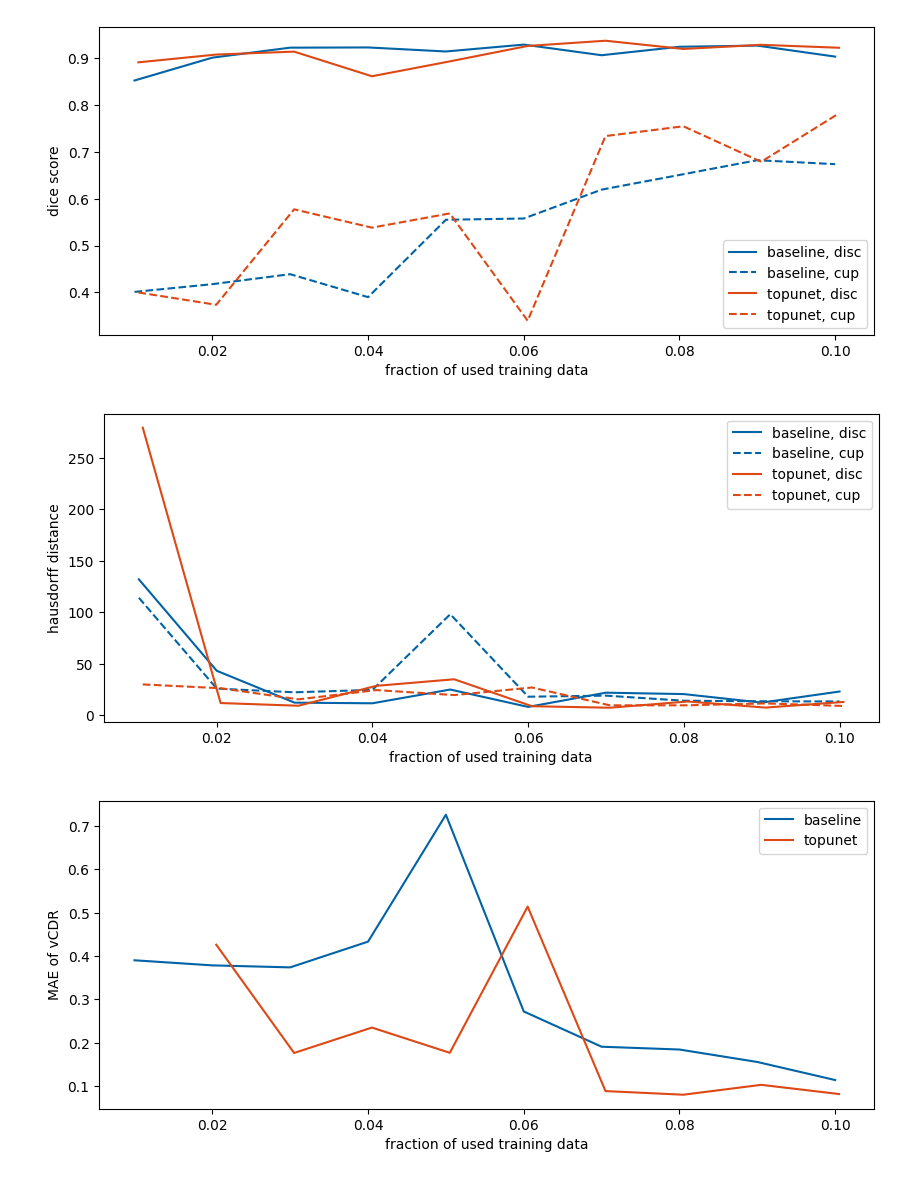
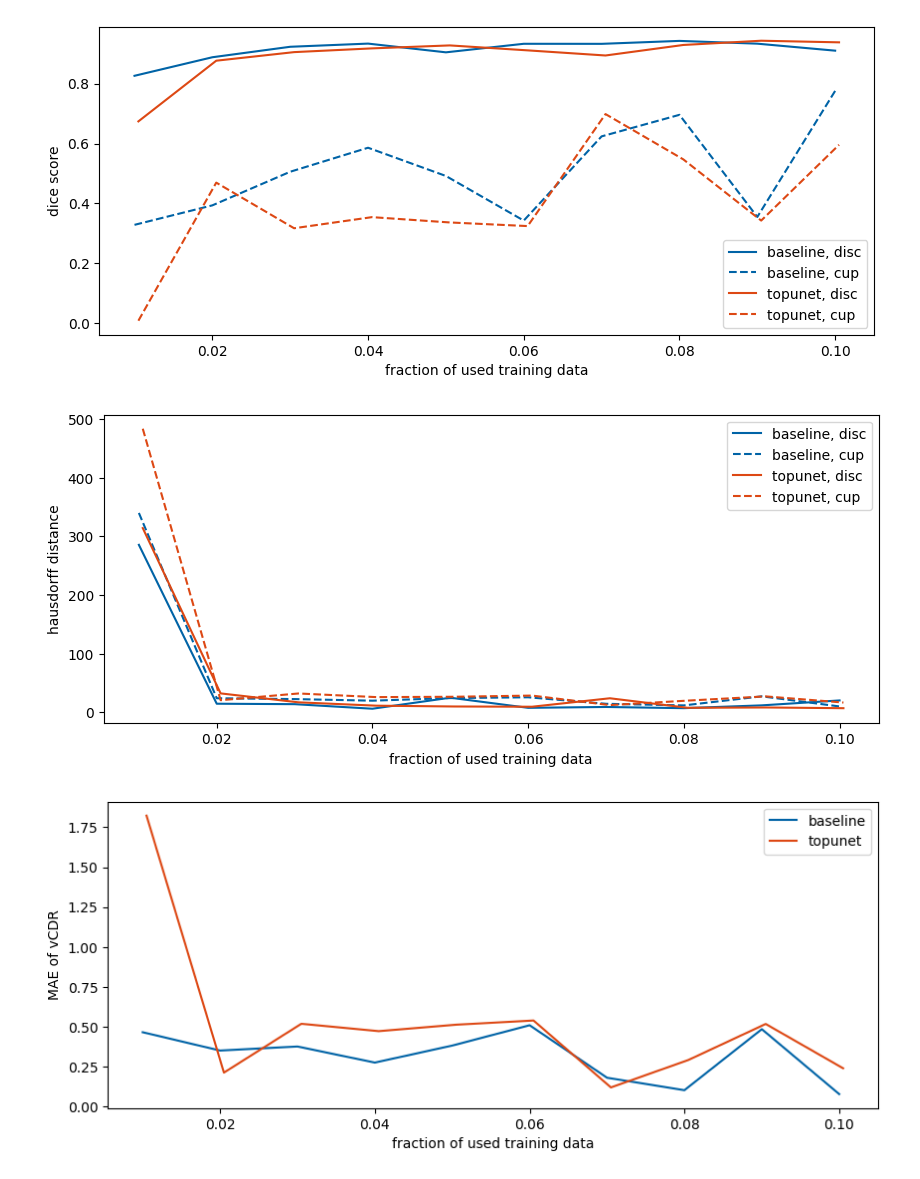
Before and after one commit to mo1333/anatomically_coherent_segmentation, a Jupyter notebook: evaluation_of_data_shortage.ipynb, the cells around one changed output. Saved outputs shown, nothing was run; the diff lists cells and outputs as text; code cells hidden in the pictures.

```diff
--- a/evaluation_of_data_shortage.ipynb
+++ b/evaluation_of_data_shortage.ipynb
@@ -53,16 +56,16 @@ from evaluate_util import plot_dice_violin_comparison, plot_haus_violin_comparis
 # plt.ylabel("hausdorff distance")
 # plt.legend()
 # %%
-experiments_of_interest = ["standard", "naivetop_V2"]
+experiments_of_interest = ["standard", "naivetop_V3"]
 experiments_labels = ["baseline", "topunet", "polar"]
 
 plot_dice_mean_comparison(experiments_of_interest, experiments_labels)
 plot_haus_mean_comparison(experiments_of_interest, experiments_labels)
 plot_cdr_mae_mean_comparison(experiments_of_interest, experiments_labels)
 # %% [output]
-[figure, old version]
+[figure, new version]
-[figure, old version]
+[figure, new version]
-[figure, old version]
+[figure, new version]
 # %%
 plot_dice_violin_comparison(experiments_of_interest, experiments_labels, show_means=True, show_cup=False)
 plot_haus_violin_comparison(experiments_of_interest, experiments_labels, show_means=True, show_cup=False)
```
Also changed, not shown: parts of 2 cells of this notebook, 55 other files.
